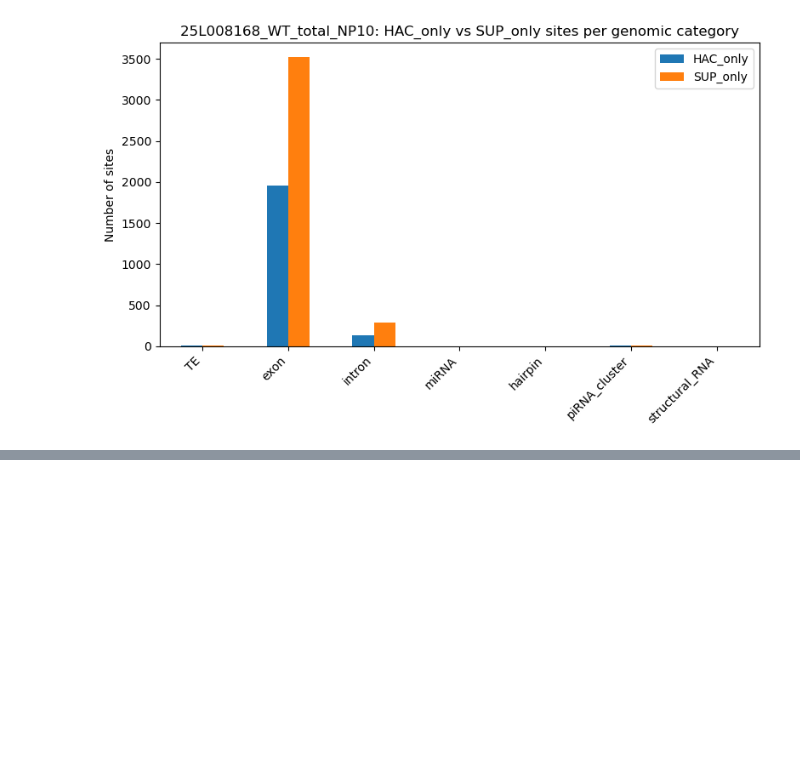
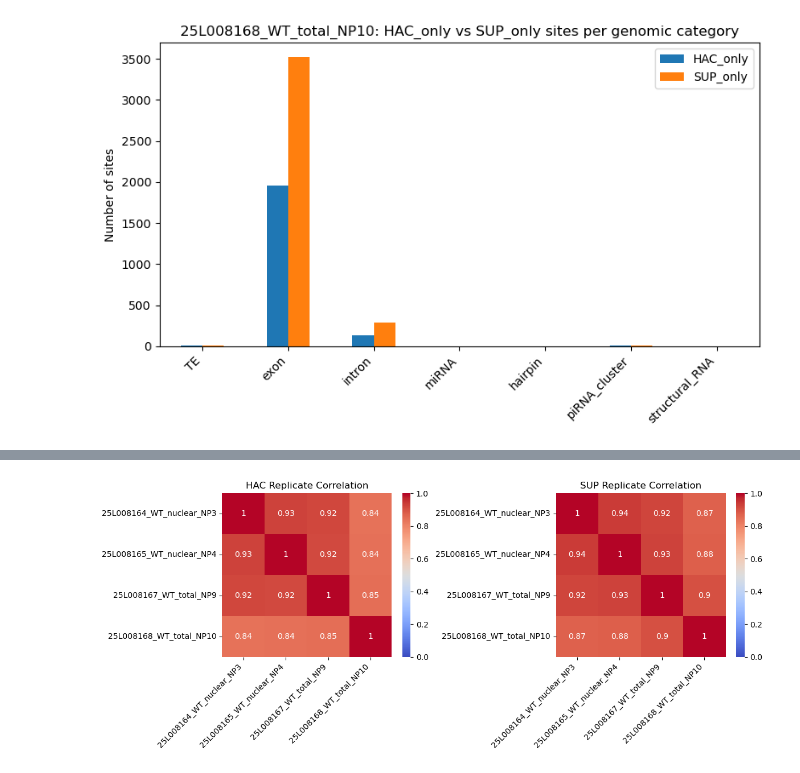
Before and after one commit to gerikson/20250811_m6A, a Jupyter notebook: 20250818_hacVsSup.ipynb, the cells around one changed output, grey strips where cells are left out. Drawn from its saved outputs; the diff is of its cells as text; code cells hidden in the pictures; blank space fills up the shorter version.

```diff
--- a/20250818_hacVsSup.ipynb
+++ b/20250818_hacVsSup.ipynb
@@ -728,0 +884,83 @@ for sample, group in counts_df.groupby("sample"):
+# %%
+import pandas as pd
+import glob
+import os
+import seaborn as sns
+import matplotlib.pyplot as plt
+
+# Columns for pileup
+cols = [
+    "chrom", "start", "end", "base", "score", "strand", "thickStart",
+    "thickEnd", "itemRgb", "N_valid_cov", "fraction_modified",
+    "N_mod", "N_canonical", "N_other_mod", "N_delete", "N_fail",
+    "N_diff", "N_nocall"
+]
+
+def load_pileup(path):
+    """Load pileup and filter for high-confidence methylation sites."""
+    df = pd.read_csv(path, sep="\t", names=cols, comment="#")
+    df = df[(df["fraction_modified"] > 0.9) & (df["N_valid_cov"] > 10)]
+    df["site_id"] = df["chrom"].astype(str) + ":" + df["start"].astype(str) + ":" + df["end"].astype(str) + ":" + df["strand"]
+    return df[["site_id", "fraction_modified"]]
+
+def compute_replicate_correlation(folder):
+    hac_files = glob.glob(os.path.join(folder, "*hac.bed"))
+    sup_files = glob.glob(os.path.join(folder, "*.bed"))
+    sup_files = [f for f in sup_files if not f.endswith("hac.bed")]
+
+    # Fixed sample order
+    sample_order = [
+        "25L008164_WT_nuclear_NP3",
+        "25L008165_WT_nuclear_NP4",
+        "25L008167_WT_total_NP9",
+        "25L008168_WT_total_NP10"
+    ]
+
+    def get_base_name(f):
+        return os.path.basename(f).replace(".hac.bed", "").replace(".bed", "")
+
+    def correlation_matrix(file_list):
+        """Compute pairwise correlations and return as DataFrame."""
+        base_names = [get_base_name(f) for f in file_list]
+        corr_df = pd.DataFrame(index=base_names, columns=base_names, dtype=float)
+
+        for i in range(len(file_list)):
+            rep1 = load_pileup(file_list[i])
+            for j in range(i, len(file_list)):
+                rep2 = load_pileup(file_list[j])
+                merged = pd.merge(rep1, rep2, on="site_id", suffixes=("_rep1", "_rep2"))
+                corr = merged["fraction_modified_rep1"].corr(merged["fraction_modified_rep2"])
+                corr_df.iloc[i, j] = corr
+                corr_df.iloc[j, i] = corr  # symmetric
+        # Reorder according to sample_order
+        corr_df = corr_df.reindex(index=sample_order, columns=sample_order)
+        return corr_df
+
+    print("Computing HAC correlations...")
+    hac_corr = correlation_matrix(hac_files)
+    print(hac_corr, "\n")
+
+    print("Computing SUP correlations...")
+    sup_corr = correlation_matrix(sup_files)
+    print(sup_corr, "\n")
+
+    # Plot heatmaps
+    plt.figure(figsize=(12, 5))
+    plt.subplot(1, 2, 1)
+    sns.heatmap(hac_corr, annot=True, cmap="coolwarm", vmin=0, vmax=1)
+    plt.title("HAC Replicate Correlation")
+    plt.xticks(rotation=45, ha="right")
+    plt.yticks(rotation=0)
+
+    plt.subplot(1, 2, 2)
+    sns.heatmap(sup_corr, annot=True, cmap="coolwarm", vmin=0, vmax=1)
+    plt.title("SUP Replicate Correlation")
+    plt.xticks(rotation=45, ha="right")
+    plt.yticks(rotation=0)
+
+    plt.tight_layout()
+    plt.show()
+
+folder = "//data/manke/processing1/erikson/20250814_m6A_modkit_hac/20250815_dorado.1.1.1/"
+compute_replicate_correlation(folder)
+# %% [output]
@@ -728,0 +984 @@ for sample, group in counts_df.groupby("sample"):
+[figure, added]
```
Also changed, not shown: parts of 12 cells of this notebook.
